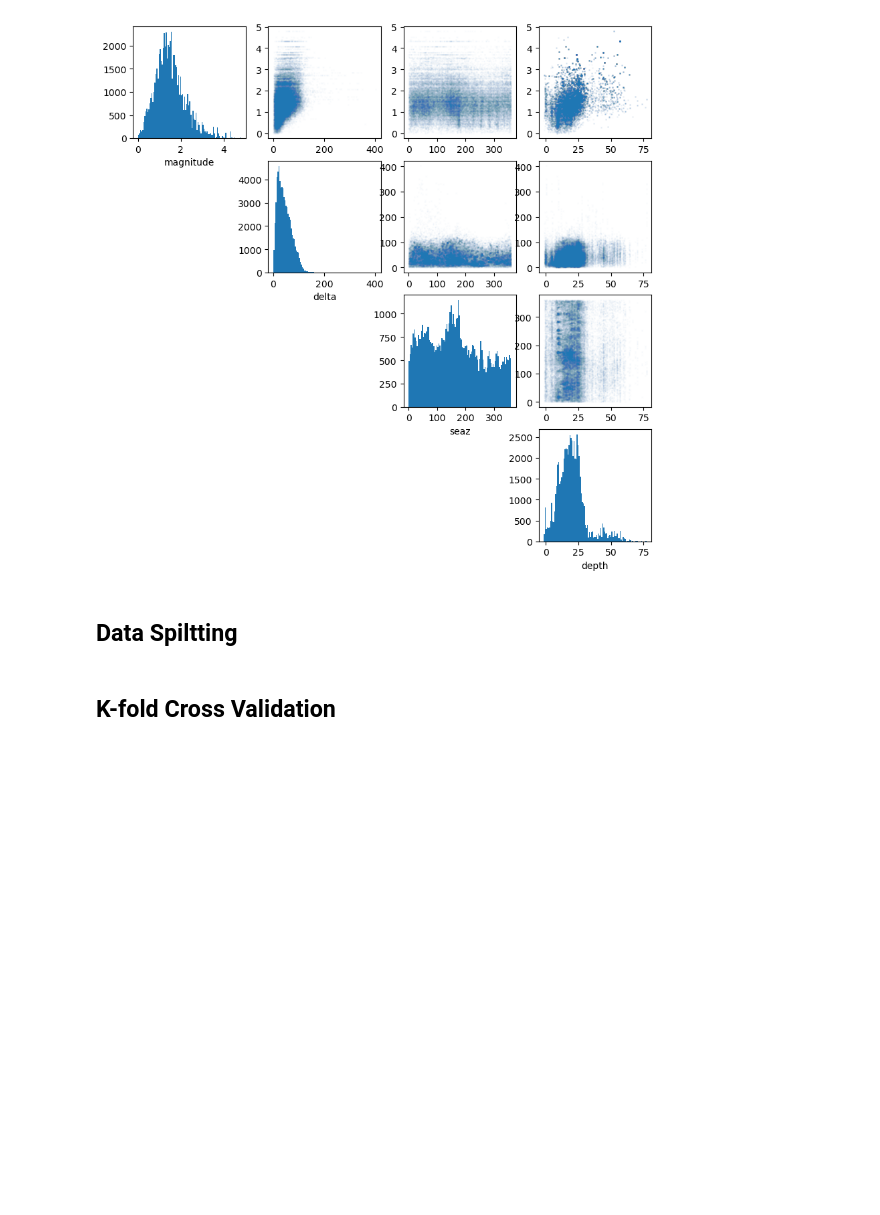
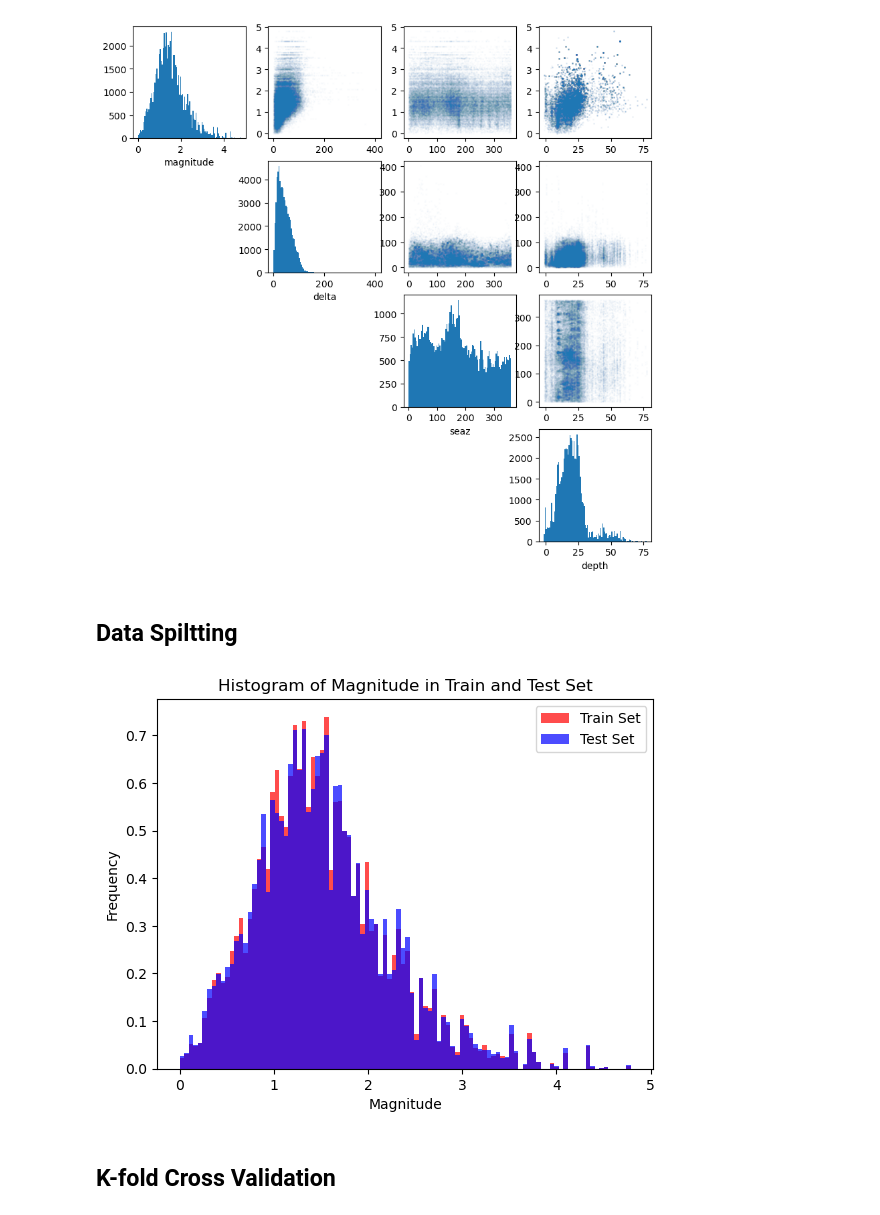
Before and after one commit to Benz-Poobua/ESS-469-Project, a Jupyter notebook: ESS 469 Project Draft .ipynb, the cells around one changed output. Saved outputs shown, nothing was run; the diff lists cells and outputs as text; code cells hidden in the pictures; blank space fills up the shorter version.

Commit message:
Update ESS 469 Project Draft .ipynb
Histogram added

```diff
--- a/ESS 469 Project Draft .ipynb
+++ b/ESS 469 Project Draft .ipynb
@@ -83,6 +83,17 @@ X_train, X_test, y_train, y_test = train_test_split(X, y, test_size=0.2, random_
 # %%
 X1_train = X_train.iloc[:, -140:]
 X2_test = X_test.iloc[:, -140:]
+# %%
+plt.hist(y_train, bins=100, density=True, alpha=0.7, color='red', label='Train Set')
+plt.hist(y_test, bins=100, density=True, alpha=0.7, color='blue', label='Test Set')
+#plt.hist(y, bins=100, density=True, alpha=0.3, color='yellow', label='Full Set')
+plt.xlabel('Magnitude')
+plt.ylabel('Frequency')
+plt.legend()
+plt.title('Histogram of Magnitude in Train and Test Set')
+plt.show()
+# %% [output]
+[figure, added]
 # %% [markdown]
 ## K-fold Cross Validation
 # %%
```
